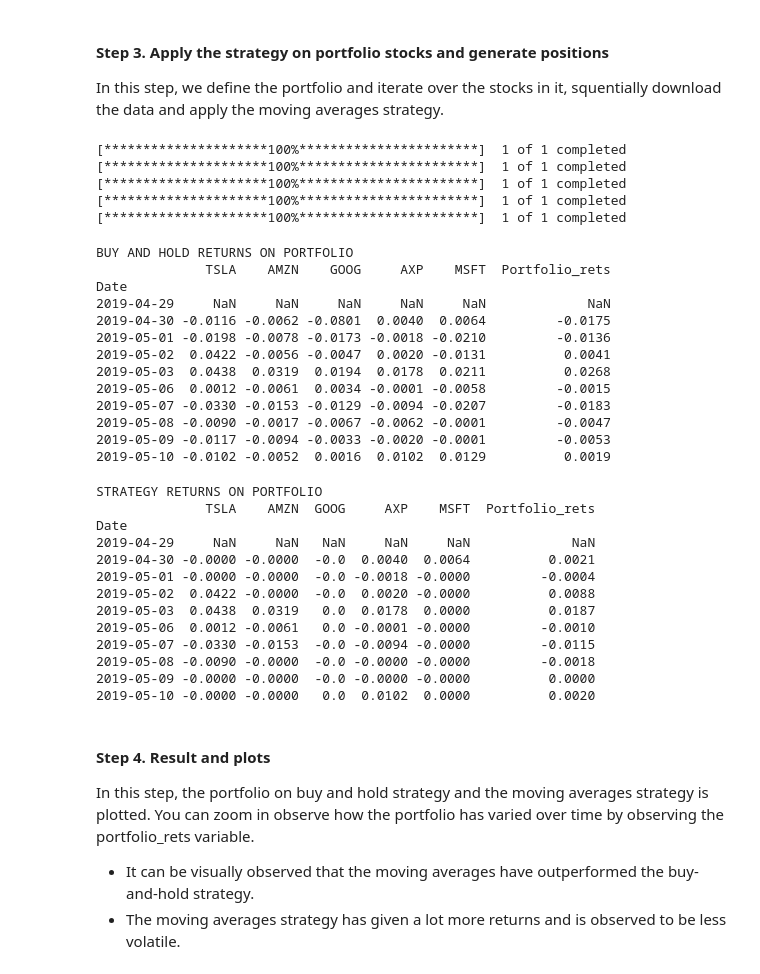
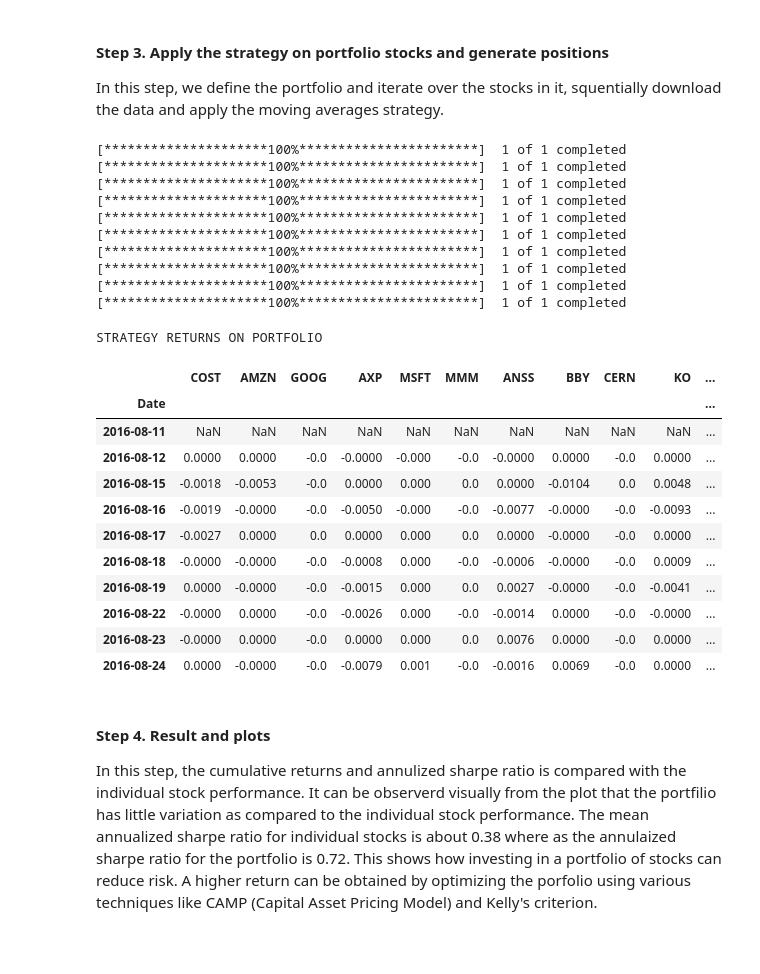
Before and after one commit to karthikramx/Algorithmic-Trading-Backtesting-Portfolio-of-Stocks-Python, a Jupyter notebook: Backtesting Portfolio of Stocks in Python.ipynb, the cells around one changed output. Saved outputs shown, nothing was run; the diff lists cells and outputs as text; code cells hidden in the pictures; blank space fills up the shorter version.

```diff
--- a/Backtesting Portfolio of Stocks in Python.ipynb
+++ b/Backtesting Portfolio of Stocks in Python.ipynb
@@ -76,69 +69,63 @@ def get_annualized_sharpe_ratio(df):
 In this step, we define the portfolio and iterate over the stocks in it, squentially download the data and apply the moving averages strategy.
 # %%
 # backtesting parameters
-days = 1000
+days = 2000
 end = dt.today()
 start = end - pd.Timedelta(days=days)
 
 # portfolio of stocks
-portfolio_stocks = ["TSLA","AMZN","GOOG","AXP","MSFT"]
+portfolio_stocks = ["COST","AMZN","GOOG","AXP","MSFT","MMM","ANSS","BBY","CERN","KO",]
 
 # defining a data frame to store portfolio returns
 portfolio_strategy_returns = pd.DataFrame()
 portfolio_bnh_returns = pd.DataFrame()
 
+# buy and hold returns for individual stocs
+bnh_stock_returns = []
+bnh_stock_sharpe = []
+
 # iterating over stocks in the portfolio
 for stock in portfolio_stocks:
     data = get_daily_data(stock, start, end)
-    calculations = ma(data,ma1 = 3, ma2 = 10)
-    portfolio_strategy_returns[stock] = calculations[0]
-    portfolio_bnh_returns[stock] = calculations[1]
+
+    # Calcuulating daily returns
+    data["bnh_returns"] = np.log(data["Close"]/data["Close"].shift())
+
+    portfolio_strategy_returns[stock] = ma(data,ma1 = 3, ma2 = 8)
+
+    bnh_stock_returns.append(get_cumulative_return(data["strategy_returns"]))
+    bnh_stock_sharpe.append(get_annualized_sharpe_ratio(data["strategy_returns"]))
 # %% [output]
 [*********************100%***********************]  1 of 1 completed
 [*********************100%***********************]  1 of 1 completed
 [*********************100%***********************]  1 of 1 completed
 [*********************100%***********************]  1 of 1 completed
 [*********************100%***********************]  1 of 1 completed
+[*********************100%***********************]  1 of 1 completed
+[*********************100%***********************]  1 of 1 completed
+[*********************100%***********************]  1 of 1 completed
+[*********************100%***********************]  1 of 1 completed
+[*********************100%***********************]  1 of 1 completed
-# %%
-print("\nBUY AND HOLD RETURNS ON PORTFOLIO")
-portfolio_bnh_returns["Portfolio_rets"] = portfolio_bnh_returns.mean(axis=1)
-print(portfolio_bnh_returns.round(decimals = 4).head(10))
-# %% [output]
-BUY AND HOLD RETURNS ON PORTFOLIO
-              TSLA    AMZN    GOOG     AXP    MSFT  Portfolio_rets
-Date
-2019-04-29     NaN     NaN     NaN     NaN     NaN             NaN
-2019-04-30 -0.0116 -0.0062 -0.0801  0.0040  0.0064         -0.0175
-2019-05-01 -0.0198 -0.0078 -0.0173 -0.0018 -0.0210         -0.0136
-2019-05-02  0.0422 -0.0056 -0.0047  0.0020 -0.0131          0.0041
-2019-05-03  0.0438  0.0319  0.0194  0.0178  0.0211          0.0268
-2019-05-06  0.0012 -0.0061  0.0034 -0.0001 -0.0058         -0.0015
-2019-05-07 -0.0330 -0.0153 -0.0129 -0.0094 -0.0207         -0.0183
-2019-05-08 -0.0090 -0.0017 -0.0067 -0.0062 -0.0001         -0.0047
-2019-05-09 -0.0117 -0.0094 -0.0033 -0.0020 -0.0001         -0.0053
-2019-05-10 -0.0102 -0.0052  0.0016  0.0102  0.0129          0.0019
 # %%
 print("\nSTRATEGY RETURNS ON PORTFOLIO")
 portfolio_strategy_returns["Portfolio_rets"] = portfolio_strategy_returns.mean(axis=1)
-print(portfolio_strategy_returns.round(decimals = 4).head(10))
+portfolio_strategy_returns.round(decimals = 4).head(10)
 # %% [output]
 STRATEGY RETURNS ON PORTFOLIO
-              TSLA    AMZN  GOOG     AXP    MSFT  Portfolio_rets
-Date
-2019-04-29     NaN     NaN   NaN     NaN     NaN             NaN
-2019-04-30 -0.0000 -0.0000  -0.0  0.0040  0.0064          0.0021
-2019-05-01 -0.0000 -0.0000  -0.0 -0.0018 -0.0000         -0.0004
-2019-05-02  0.0422 -0.0000  -0.0  0.0020 -0.0000          0.0088
-2019-05-03  0.0438  0.0319   0.0  0.0178  0.0000          0.0187
-2019-05-06  0.0012 -0.0061   0.0 -0.0001 -0.0000         -0.0010
-2019-05-07 -0.0330 -0.0153  -0.0 -0.0094 -0.0000         -0.0115
-2019-05-08 -0.0090 -0.0000  -0.0 -0.0000 -0.0000         -0.0018
-2019-05-09 -0.0000 -0.0000  -0.0 -0.0000 -0.0000          0.0000
-2019-05-10 -0.0000 -0.0000   0.0  0.0102  0.0000          0.0020
+|  | COST | AMZN | GOOG | AXP | MSFT | MMM | ANSS | BBY | CERN | KO | ... |
+| Date |  |  |  |  |  |  |  |  |  |  | ... |
+| 2016-08-11 | NaN | NaN | NaN | NaN | NaN | NaN | NaN | NaN | NaN | NaN | ... |
+| 2016-08-12 | 0.0000 | 0.0000 | -0.0 | -0.0000 | -0.000 | -0.0 | -0.0000 | 0.0000 | -0.0 | 0.0000 | ... |
+| 2016-08-15 | -0.0018 | -0.0053 | -0.0 | 0.0000 | 0.000 | 0.0 | 0.0000 | -0.0104 | 0.0 | 0.0048 | ... |
+| 2016-08-16 | -0.0019 | -0.0000 | -0.0 | -0.0050 | -0.000 | -0.0 | -0.0077 | -0.0000 | -0.0 | -0.0093 | ... |
+| 2016-08-17 | -0.0027 | 0.0000 | 0.0 | 0.0000 | 0.000 | 0.0 | 0.0000 | -0.0000 | -0.0 | 0.0000 | ... |
+| 2016-08-18 | -0.0000 | -0.0000 | -0.0 | -0.0008 | 0.000 | -0.0 | -0.0006 | -0.0000 | -0.0 | 0.0009 | ... |
+| 2016-08-19 | 0.0000 | -0.0000 | -0.0 | -0.0015 | 0.000 | 0.0 | 0.0027 | -0.0000 | -0.0 | -0.0041 | ... |
+| 2016-08-22 | -0.0000 | 0.0000 | -0.0 | -0.0026 | 0.000 | -0.0 | -0.0014 | 0.0000 | -0.0 | -0.0000 | ... |
+| 2016-08-23 | -0.0000 | 0.0000 | -0.0 | 0.0000 | 0.000 | 0.0 | 0.0076 | 0.0000 | -0.0 | 0.0000 | ... |
+| 2016-08-24 | 0.0000 | -0.0000 | -0.0 | -0.0079 | 0.001 | -0.0 | -0.0016 | 0.0069 | -0.0 | 0.0000 | ... |
 # %% [markdown]
 #### Step 4. Result and plots
-In this step, the portfolio on buy and hold strategy and the moving averages strategy is plotted. You can zoom in observe how the portfolio has varied over time by observing the portfolio_rets variable.
-
-- It can be visually observed that the moving averages have outperformed the buy-and-hold strategy.
-- The moving averages strategy has given a lot more returns and is observed to be less volatile.
+In this step, the cumulative returns and annulized sharpe ratio is compared with the individual stock performance.
+It can be observerd visually from the plot that the portfilio has little variation as compared to the individual stock performance. The mean annualized sharpe ratio for individual stocks is about 0.38 where as the annulaized sharpe ratio for the portfolio is 0.72. This shows how investing in a portfolio of stocks can reduce risk. A higher return can be obtained by optimizing the porfolio using various techniques like CAMP (Capital Asset Pricing Model) and Kelly's criterion.
 # %%
```
Also changed, not shown: parts of 9 cells of this notebook, 1 other file.
